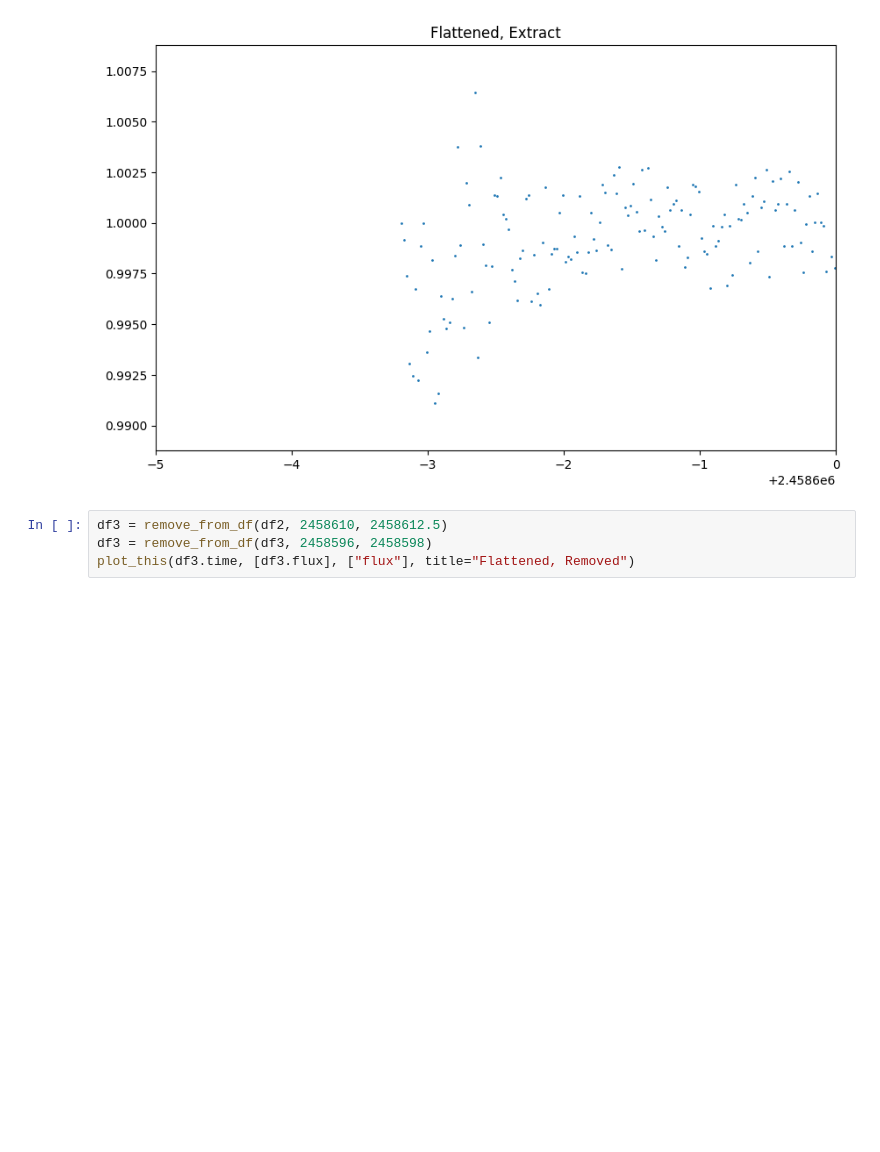
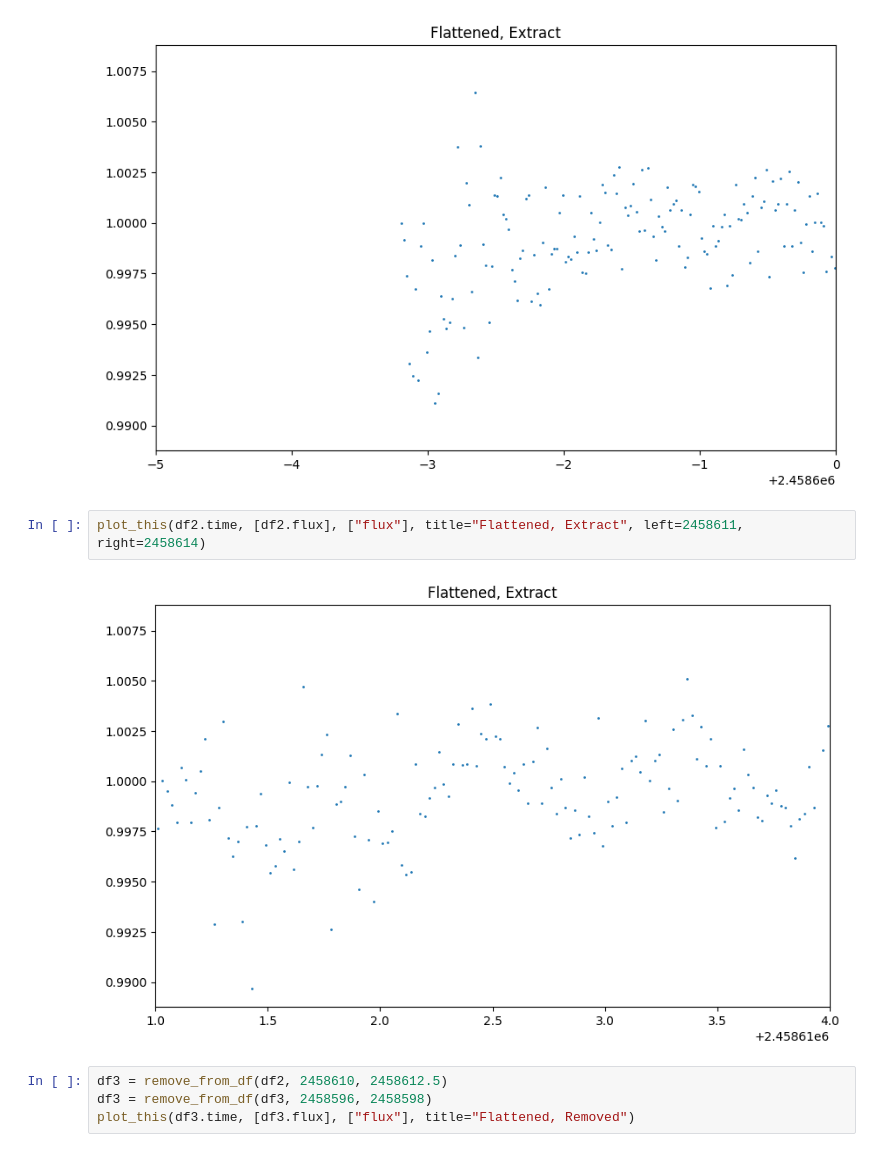
Before and after one commit to lichtgestalter/curvesimulator, a Jupyter notebook: evaluation/process_flux_data_nb2.ipynb, the cells around one changed output. Saved outputs shown, nothing was run; the diff lists cells and outputs as text; blank space fills up the shorter version.

```diff
--- a/evaluation/process_flux_data_nb2.ipynb
+++ b/evaluation/process_flux_data_nb2.ipynb
@@ -45,6 +45,10 @@ plot_this(df2.time, [df2.flux], ["flux"], title="Flattened")
 plot_this(df2.time, [df2.flux], ["flux"], title="Flattened, Extract", left=2458595, right=2458600)
 # %% [output]
 [figure]
+# %%
+plot_this(df2.time, [df2.flux], ["flux"], title="Flattened, Extract", left=2458611, right=2458614)
+# %% [output]
+[figure, added]
 # %%
 df3 = remove_from_df(df2, 2458610, 2458612.5)
 df3 = remove_from_df(df3, 2458596, 2458598)
```
